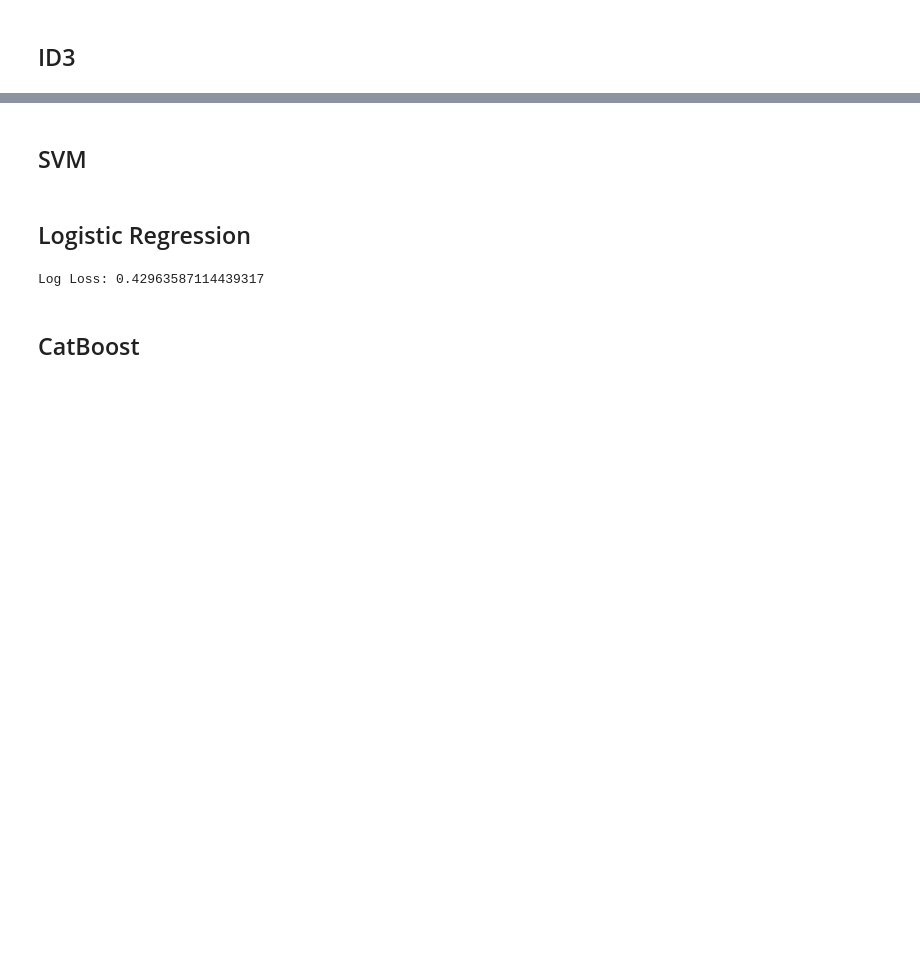
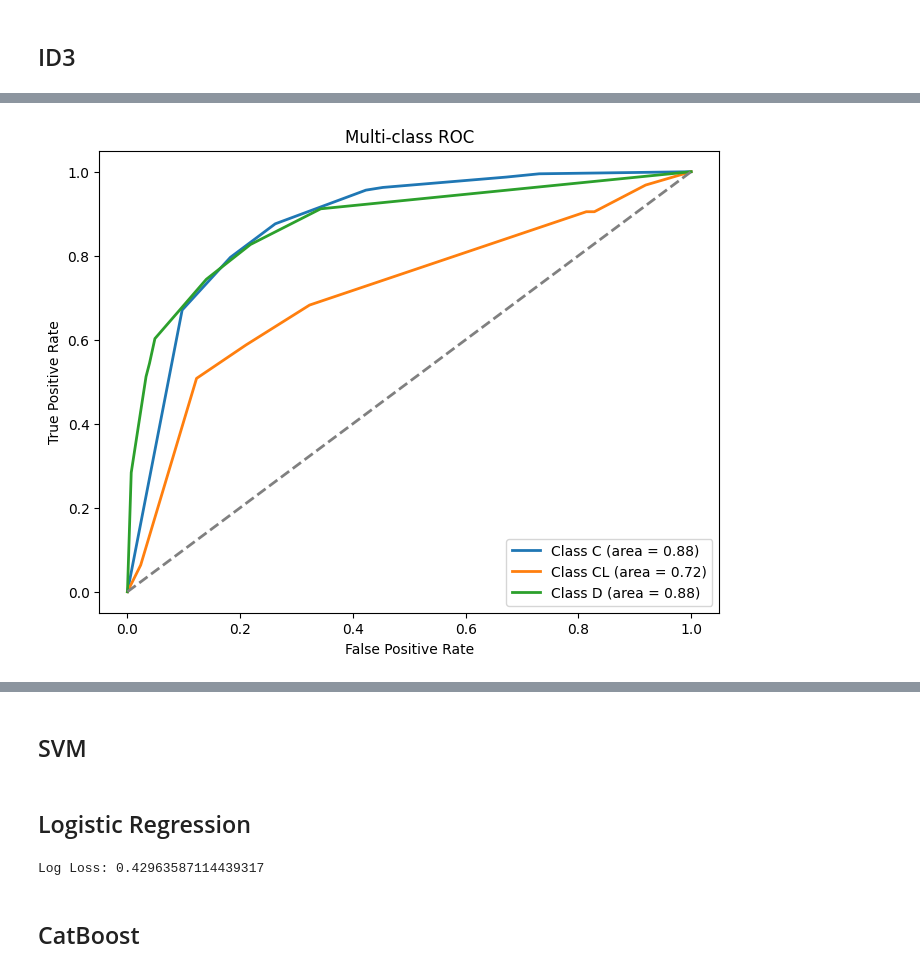
Before and after one commit to b33rk/Tubes2-AI, a Jupyter notebook: IF3170_Artificial_Intelligence___Praktikum_Notebook_Template.ipynb, the cells around one changed output, grey strips where cells are left out. Saved outputs shown, nothing was run; the diff lists cells and outputs as text; code cells hidden in the pictures; blank space fills up the shorter version.

```diff
--- a/IF3170_Artificial_Intelligence___Praktikum_Notebook_Template.ipynb
+++ b/IF3170_Artificial_Intelligence___Praktikum_Notebook_Template.ipynb
@@ -351,3 +399,7 @@ Log Loss: 0.5745025705912855
+# %%
+plot_roc(y_val, y_pred)
+# %% [output]
+[figure, added]
 # %%
 feature_importances_plot(id3)
 # %% [output]
```
Also changed, not shown: parts of 30 cells of this notebook, 3 other files.
